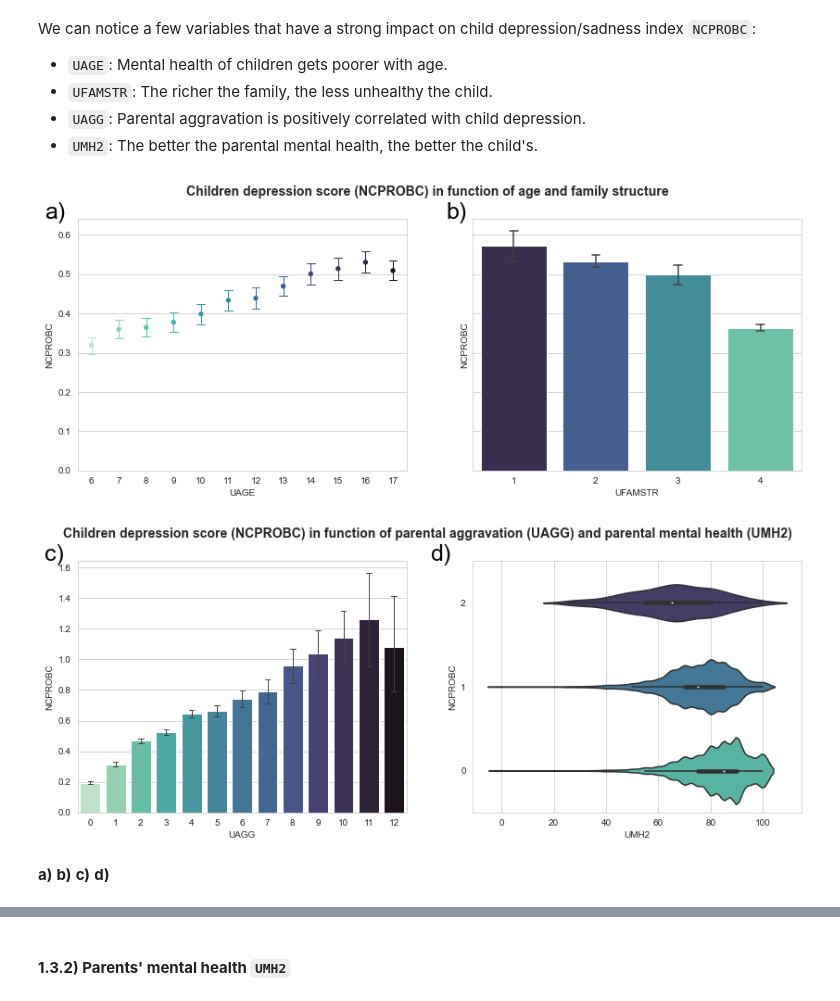
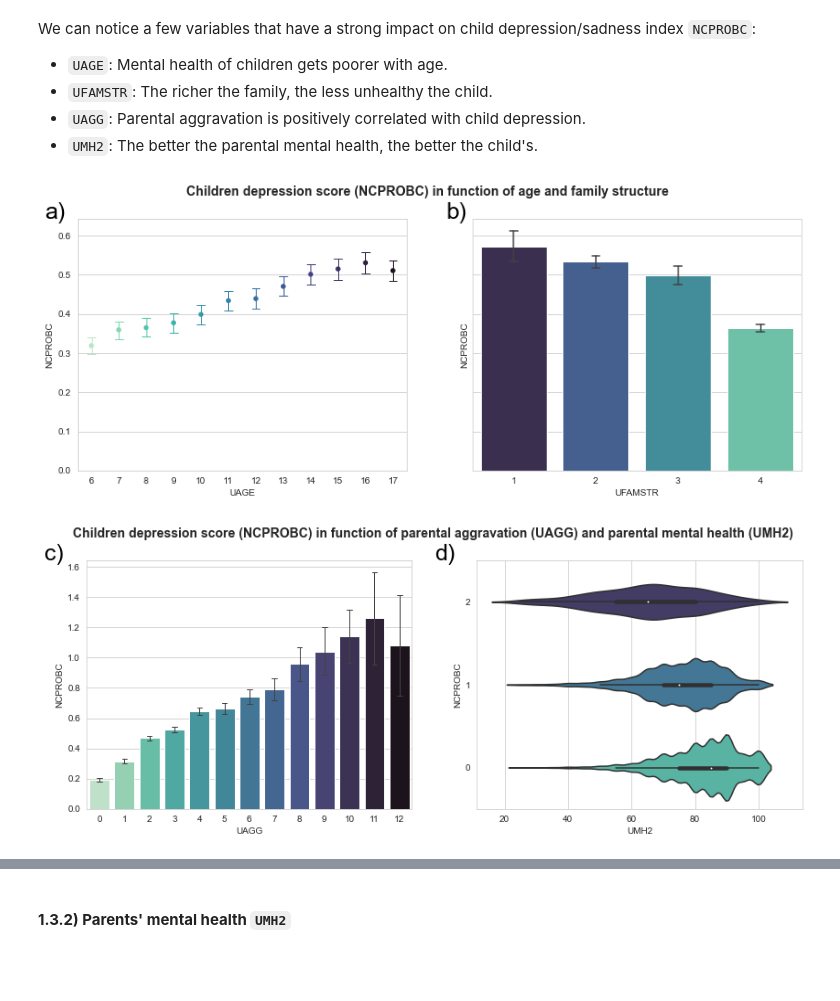
Before and after one commit to epfl-ada/ada-2020-project-milestone-p3-p3_ada-boi, a Jupyter notebook: creative_extension.ipynb, the cells around one changed output, grey strips where cells are left out. Cells and saved outputs as stored; diff of their text form; code cells hidden in the pictures; blank space fills up the shorter version.

```diff
--- a/creative_extension.ipynb
+++ b/creative_extension.ipynb
@@ -293,7 +297,7 @@ ___
 #### **1.3.1) Child mental health `NCPROBC`**
 # %%
 outcome = 'NCPROBC'
-predictors = family+income+housing_hh+['SEX','UAGE','UACT']
+predictors = family+income+housing_hh+['SEX','UAGE','UACT','UMH2']
 res = res_NN(fc23,outcome, predictors)
 print(res.summary())
 # %% [output]
@@ -323,25 +327,20 @@ We can notice a few variables that have a strong impact on child depression/sadn
 # %%
 df=df_NN(fc23,outcome,predictors)
 fig, axes = plt.subplots(1,2, figsize=(14,5), sharey=True)
 axes[0].text(-0.1,1,'a)', fontsize=25, color='k', transform=axes[0].transAxes)
 axes[1].text(-0.08,1,'b)', fontsize=25, color='k', transform=axes[1].transAxes)
 sns.pointplot(ax=axes[0], x='UAGE', y='NCPROBC', palette='mako_r', data=df,capsize=0.3,errwidth=1,markers='.')
 sns.barplot(ax=axes[1], y='NCPROBC', x='UFAMSTR', palette='mako', data=df,capsize=0.1,errwidth=1.5)
 plt.suptitle('Children depression score (NCPROBC) in function of age and family structure', fontsize=14, fontweight='bold')
 plt.show()
 
 fig, axes = plt.subplots(1,2, figsize=(14,5))
-axes[0].text(-0.1,1,'c)', fontsize=25, color='k', transform=axes[0].transAxes)
+axes[0].text(-0.13,1,'c)', fontsize=25, color='k', transform=axes[0].transAxes)
 axes[1].text(-0.13,1,'d)', fontsize=25, color='k', transform=axes[1].transAxes)
 sns.barplot(ax=axes[0], x='UAGG', y='NCPROBC', palette='mako_r', data=df,capsize=0.2,errwidth=1)
 sns.violinplot(ax=axes[1], x='UMH2', y='NCPROBC', palette='mako', data=df, orient='h',order=[2,1,0])
 plt.suptitle('Children depression score (NCPROBC) in function of parental aggravation (UAGG) and parental mental health (UMH2)', fontsize=14, fontweight='bold')
 plt.show()
 # %% [output]
 [figure]
-[figure, old version]
+[figure, new version]
-# %% [markdown]
-**a)**
-**b)**
-**c)**
-**d)**
```
Also changed, not shown: parts of 26 cells of this notebook, 1 other file.
